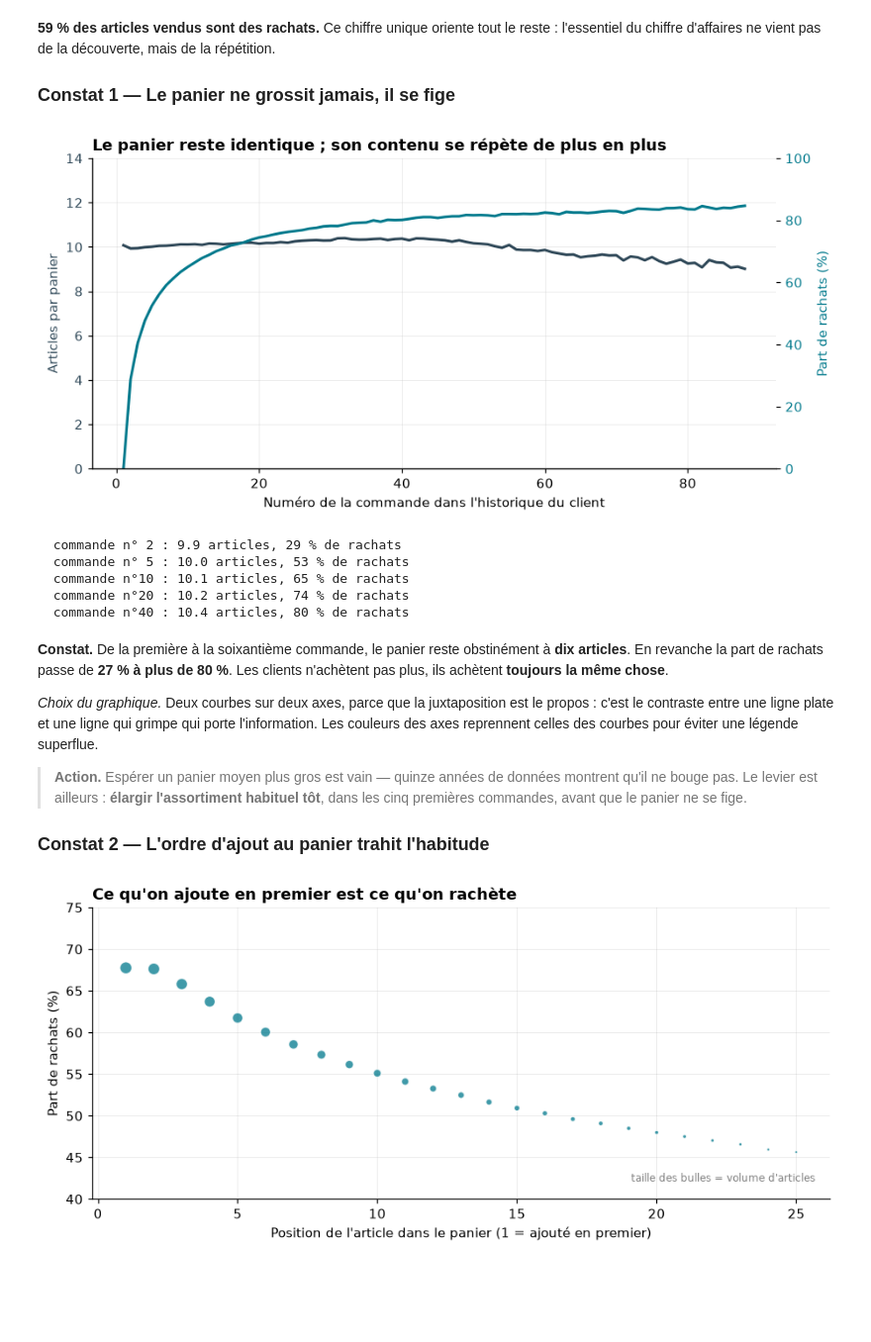
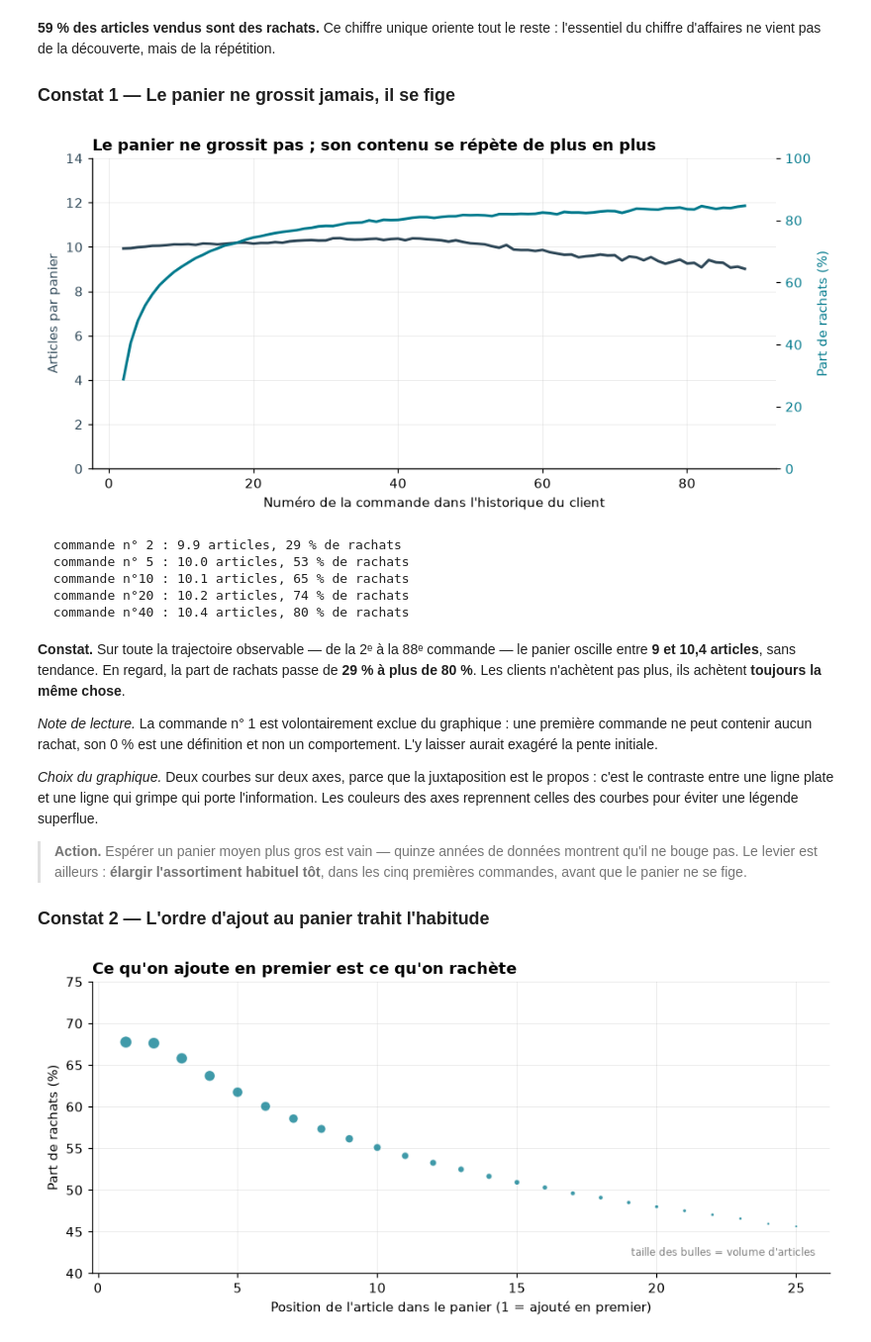
Before and after one commit to Nyomix-V/joja-data-analysis, a Jupyter notebook: 02_projet/analyse.ipynb, the cells around one changed output. Shown at 99% size. Cells and saved outputs as stored; diff of their text form; code cells hidden in the pictures; blank space fills up the shorter version.

```diff
--- a/02_projet/analyse.ipynb
+++ b/02_projet/analyse.ipynb
@@ -252,6 +252,20 @@ print("\nIntegrite referentielle verifiee : aucune cle orpheline.")
 Integrite referentielle verifiee : aucune cle orpheline.
 # %%
 # --- catalogue enrichi, puis jointure unique ---
+catalogue = prod.merge(ais, on="aisle_id").merge(dep, on="department_id")
+
+# Les libelles sont en anglais dans la source : on les traduit pour la lisibilite
+# des graphiques. "missing" designe les produits sans rayon renseigne (0,2 % des lignes).
+RAYONS_FR = {
+    "dairy eggs":"Produits laitiers, œufs", "beverages":"Boissons", "produce":"Fruits & légumes",
+    "bakery":"Boulangerie", "deli":"Traiteur", "pets":"Animalerie", "babies":"Bébé",
+    "bulk":"Vrac", "snacks":"Snacks", "alcohol":"Alcools", "meat seafood":"Viande & poisson",
+    "breakfast":"Petit-déjeuner", "frozen":"Surgelés", "dry goods pasta":"Épicerie sèche",
+    "canned goods":"Conserves", "other":"Autres", "household":"Entretien",
+    "missing":"Non renseigné", "international":"Cuisine du monde",
+    "pantry":"Épicerie salée", "personal care":"Hygiène",
+}
+dep["department"] = dep["department"].map(RAYONS_FR).fillna(dep["department"])
 catalogue = prod.merge(ais, on="aisle_id").merge(dep, on="department_id")
 for c in ["product_name", "aisle", "department"]:
     catalogue[c] = catalogue[c].astype("category")
@@ -319,44 +333,51 @@ l'essentiel du chiffre d'affaires ne vient pas de la découverte, mais de la ré
 # %%
 cmd = (df.groupby(["order_id", "order_number"])
          .agg(taille=("product_id", "size"), reachat=("reordered", "mean"))
          .reset_index())
 mat = cmd.groupby("order_number").agg(
         taille=("taille", "mean"), reachat=("reachat", "mean"), n=("order_id", "size"))
-mat = mat[mat.n >= 2000]
+# La commande n°1 est ecartee : elle ne PEUT pas contenir de rachat (0 % par definition,
+# pas par comportement). L y laisser exagererait visuellement la montee initiale.
+mat = mat[(mat.n >= 2000) & (mat.index >= 2)]
 
 fig, ax1 = plt.subplots(figsize=(8.5, 4.2))
 ax1.plot(mat.index, mat.taille, color=ENCRE, lw=2)
 ax1.set_ylim(0, 14)
 ax1.set_xlabel("Numéro de la commande dans l'historique du client")
 ax1.set_ylabel("Articles par panier", color=ENCRE)
 ax1.tick_params(axis="y", labelcolor=ENCRE)
 
 ax2 = ax1.twinx()
 ax2.plot(mat.index, mat.reachat * 100, color=ACCENT, lw=2)
 ax2.set_ylim(0, 100)
 ax2.set_ylabel("Part de rachats (%)", color=ACCENT)
 ax2.tick_params(axis="y", labelcolor=ACCENT)
 ax2.grid(False)
 
-ax1.set_title("Le panier reste identique ; son contenu se répète de plus en plus",
+ax1.set_title("Le panier ne grossit pas ; son contenu se répète de plus en plus",
               fontweight="bold", loc="left")
 plt.show()
 
 for k in [2, 5, 10, 20, 40]:
     if k in mat.index:
         print(f"  commande n°{k:>2} : {mat.loc[k,'taille']:.1f} articles, "
               f"{mat.loc[k,'reachat']*100:.0f} % de rachats")
 # %% [output]
-[figure, old version]
+[figure, new version]
   commande n° 2 : 9.9 articles, 29 % de rachats
   commande n° 5 : 10.0 articles, 53 % de rachats
   commande n°10 : 10.1 articles, 65 % de rachats
   commande n°20 : 10.2 articles, 74 % de rachats
   commande n°40 : 10.4 articles, 80 % de rachats
 # %% [markdown]
-**Constat.** De la première à la soixantième commande, le panier reste obstinément à
-**dix articles**. En revanche la part de rachats passe de **27 % à plus de 80 %**. Les
-clients n'achètent pas plus, ils achètent **toujours la même chose**.
+**Constat.** Sur toute la trajectoire observable — de la 2ᵉ à la 88ᵉ commande — le panier
+oscille entre **9 et 10,4 articles**, sans tendance. En regard, la part de rachats passe
+de **29 % à plus de 80 %**. Les clients n'achètent pas plus, ils achètent **toujours la
+même chose**.
+
+*Note de lecture.* La commande n° 1 est volontairement exclue du graphique : une première
+commande ne peut contenir aucun rachat, son 0 % est une définition et non un comportement.
+L'y laisser aurait exagéré la pente initiale.
 
 *Choix du graphique.* Deux courbes sur deux axes, parce que la juxtaposition est le
 propos : c'est le contraste entre une ligne plate et une ligne qui grimpe qui porte
```
Also changed, not shown: parts of 15 cells of this notebook, 3 other files.
